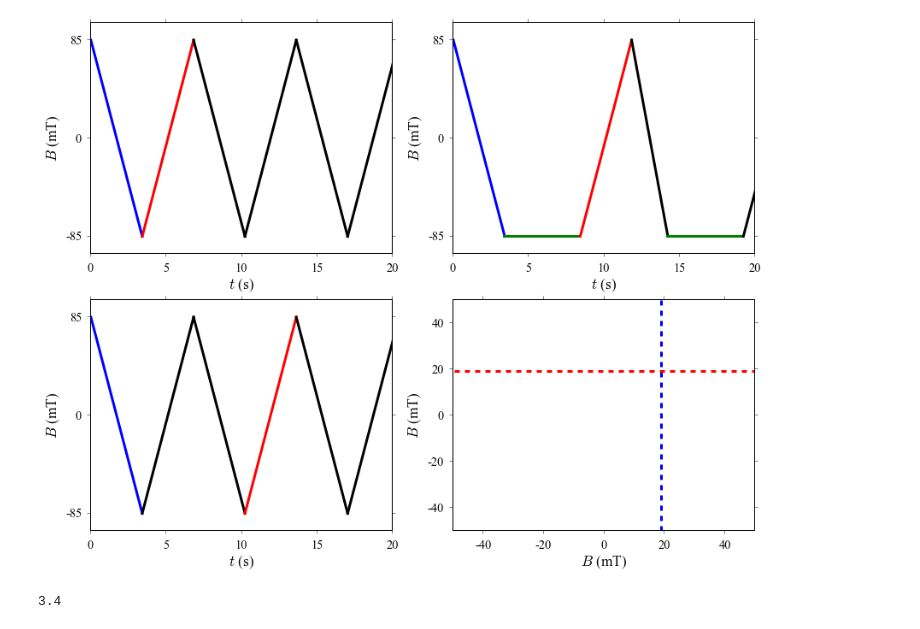
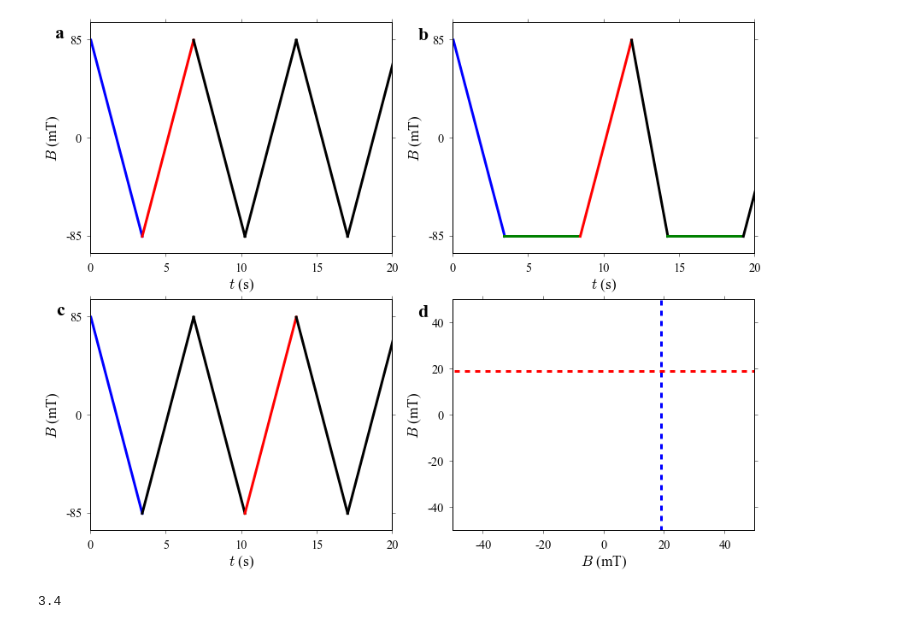
Before and after one commit to HenriqueCSJ/PhD-Thesis-Molecular-Magnetism, a Jupyter notebook: Resultats/PostFig1/postfigure1.ipynb, the cells around one changed output. Drawn from its saved outputs; the diff is of its cells as text; code cells hidden in the pictures.

```diff
--- a/Resultats/PostFig1/postfigure1.ipynb
+++ b/Resultats/PostFig1/postfigure1.ipynb
@@ -41,34 +41,39 @@ ax3.plot([3.4,6.8],[-0.085,0.085],'black',lw=3)
 ax3.plot([6.8,10.2],[0.085,-0.085],'black',lw=3)
 ax3.plot([10.2,13.6],[-0.085,0.085],'r',lw=3)
 ax3.plot([13.6,17],[0.085,-0.085],'black',lw=3)
 ax3.plot([17,20.4],[-0.085,0.085],'black',lw=3)
 ax3.set_xlim(0,20)
 ax3.set_ylim(-0.1,0.1)
 ax3.yaxis.set_ticks([-0.085,0,0.085])
 ax3.yaxis.set_ticklabels([-85,0,85])
 ax3.set_xlabel(r"$t$ (s)")
 ax3.set_ylabel(r"$B$ (mT)")
 
 
 
 ax4.plot([0.019,0.019],[0.085,-0.085],'b--',lw=3)
 
 ax4.plot([0.085,-0.085],[0.019,0.019],'r--',lw=3)
 
 ax4.set_xlim(-0.05,0.05)
 ax4.set_ylim(-0.05,0.05)
 ax4.xaxis.set_ticks([-0.04,-0.02,0,0.02,0.04])
 ax4.xaxis.set_ticklabels([-40,-20,0,20,40])
 ax4.yaxis.set_ticks([-0.04,-0.02,0,0.02,0.04])
 ax4.yaxis.set_ticklabels([-40,-20,0,20,40])
 ax4.set_xlabel(r"$B$ (mT)")
 ax4.set_ylabel(r"$B$ (mT)")
 
+ax1.text(-0.1, 0.95,'a', horizontalalignment='center',fontsize=22, fontweight='bold', verticalalignment='center', transform = ax1.transAxes)
+ax2.text(-0.1, 0.95,'b', horizontalalignment='center',fontsize=22, fontweight='bold', verticalalignment='center', transform = ax2.transAxes)
+ax3.text(-0.1, 0.95,'c', horizontalalignment='center',fontsize=22, fontweight='bold', verticalalignment='center', transform = ax3.transAxes)
+ax4.text(-0.1, 0.95,'d', horizontalalignment='center',fontsize=22, fontweight='bold', verticalalignment='center', transform = ax4.transAxes)
+
 fig.subplots_adjust(right=0.98, left =0.08)
 
 fig.savefig("/home/hukadan/PhD-Thesis-Molecular-Magnetism/Resultats/PostFig1/postfig1.pdf",dpi=300)
 # %% [output]
-[figure, old version]
+[figure, new version]
 # %%
 170/50.
 # %% [output]
```
Also changed, not shown: 4 other files.
